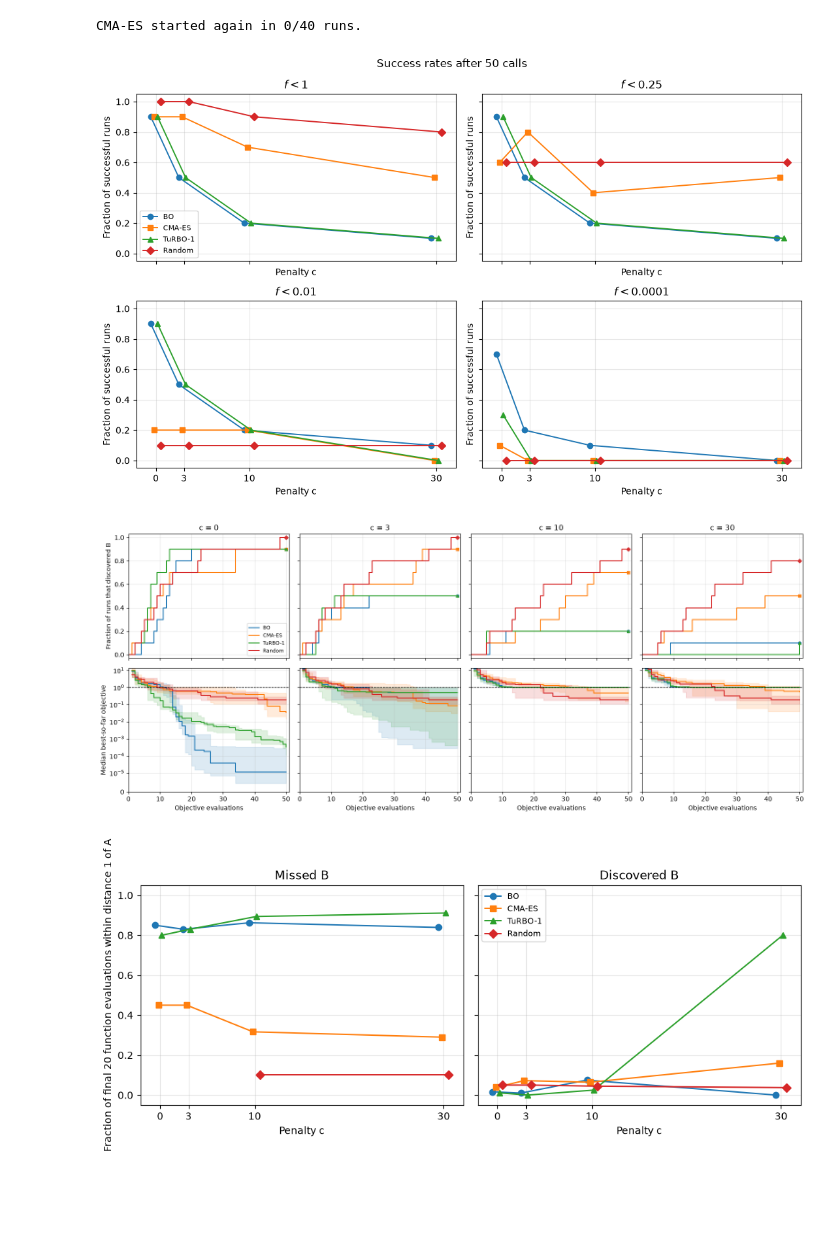
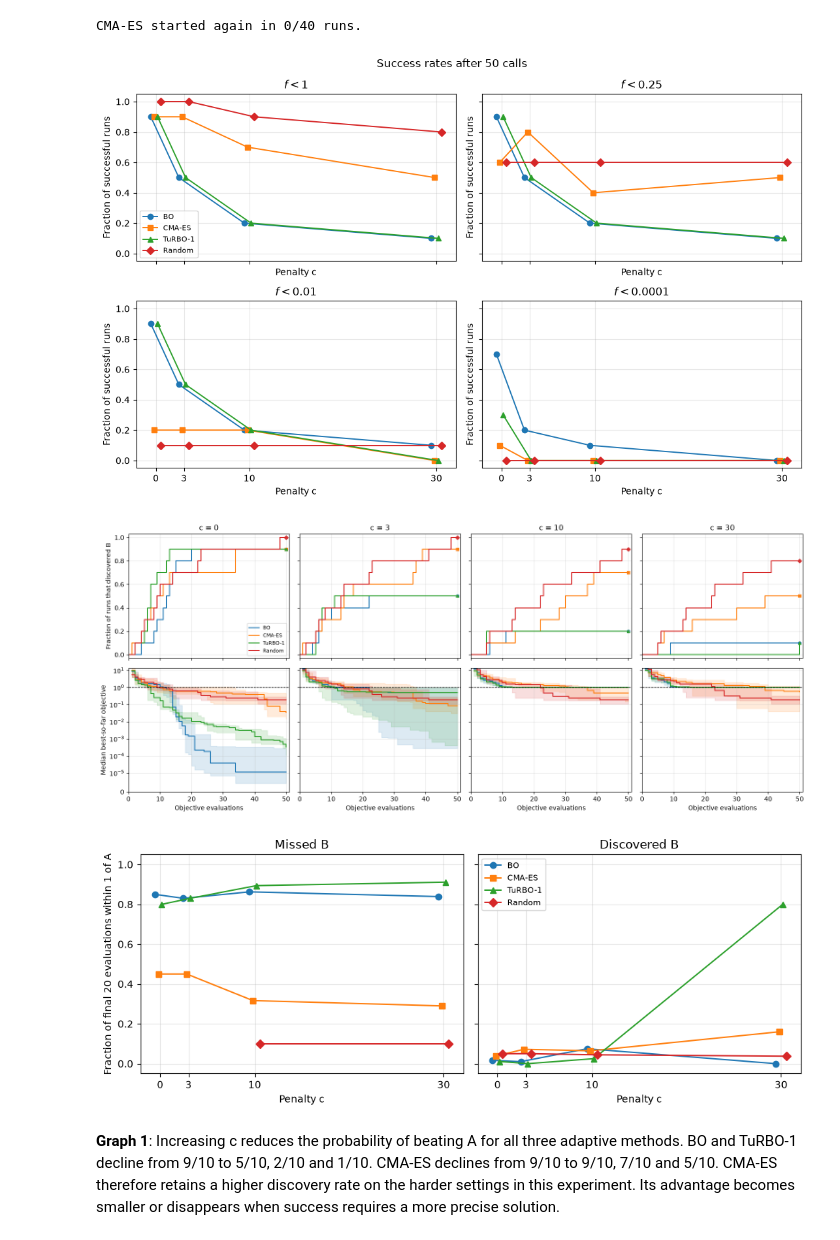
Before and after one commit to bbny27/DSA4212-G1, a Jupyter notebook: code/Experiment_1.ipynb, the cells around one changed output. Cells and saved outputs as stored; diff of their text form; code cells hidden in the pictures; blank space fills up the shorter version.

Commit message:
Add experiment 2A and made changes to previous files

```diff
--- a/code/Experiment_1.ipynb
+++ b/code/Experiment_1.ipynb
@@ -165,13 +107,9 @@ in mutually exclusive tiers based on their tightest target. Median best is compu
 # %%
-def run_key(run):
-    return run["c"], run["seed"], run["method"]
-
-
 def target_trials(results, targets):
-    """Return one row per trajectory and strict objective target."""
+    """Return one row per trajectory and objective target."""
     rows = []
     for run in results["runs"]:
-        c_value, seed, method = run_key(run)
+        c_value, seed, method = run["c"], run["seed"], run["method"]
         values = np.asarray(run["y"])
         for target in targets:
             hits = np.flatnonzero(values < target)
@@ -179,7 +117,7 @@ def target_trials(results, targets):
                 "c": c_value, "seed": seed, "method": method, "target": target,
                 "success": bool(hits.size),
                 "first_success": int(hits[0]) + 1 if hits.size else np.nan,
-                "best": values.min(), "full_run_seconds": run["seconds"],
+                "best": values.min(),
             })
     return pd.DataFrame(rows)
 
@@ -193,6 +131,7 @@ def summarise_targets(trials):
         median_first_success_given_success=("first_success", "median"),
         median_best=("best", "median"),
     ).reset_index()
+
     # confidence intervals describing uncertainty in each observed success fraction across seeds
     intervals = [binomtest(int(row.successes), int(row.runs)).proportion_ci(method="wilson")
                  for row in summary.itertuples()]
@@ -202,18 +141,20 @@ def summarise_targets(trials):
 
 
 def search_diagnostics(results, trials, settings):
-    """Return trajectory diagnostics, with one row per completed run."""
+    """Return trajectory data, with one row per completed run."""
     runs = results["configuration"]["run"]
     centre_a = np.asarray(runs["problem"]["a"])
-    late_evaluations = min(settings["late_evaluations"], runs["budget"])
+    late_evaluations = settings["late_evaluations"]
     rows = []
     for run in results["runs"]:
-        c_value, seed, method = run_key(run)
+        c_value, seed, method = run["c"], run["seed"], run["method"]
+
         # calculate one distance from basin A for every evaluated point.
         distance = np.linalg.norm(np.asarray(run["X"]) - centre_a, axis=1)
         rows.append({
             "c": c_value, "seed": seed, "method": method,
-            # Use only the final calls to measure whether the search stayed near the inferior basin.
+
+            # use only the final calls to measure whether the search stayed near the inferior basin.
             "late_near_a": np.mean(distance[-late_evaluations:] <= settings["near_a_radius"]),
             "restarts": run["diagnostics"].get("restarts", np.nan),
         })
@@ -221,7 +162,6 @@ def search_diagnostics(results, trials, settings):
     discoveries = trials.loc[trials["target"] == 1.0, [
         "c", "seed", "method", "success", "first_success", "best"
     ]].rename(columns={"success": "discovered", "first_success": "first_discovery"})
-    diagnostics = pd.DataFrame(rows).merge(discoveries, on=["c", "seed", "method"],
-                                            validate="one_to_one")
+    diagnostics = pd.DataFrame(rows).merge(discoveries, on=["c", "seed", "method"])
     diagnostics["calls_after_discovery"] = runs["budget"] - diagnostics["first_discovery"]
     return diagnostics
@@ -331,10 +278,10 @@ def plot_target_rates(summary, settings, run_dir):
     penalties = settings["c_values"]
     methods = settings["methods"]
     targets = ANALYSIS_SETTINGS["targets"]
-    spacing = min(np.diff(sorted(penalties))) if len(penalties) > 1 else 1.0
+    spacing = min(np.diff(penalties))
 
     # slight horizontal offsets separate datapoints plotted at the same penalty
-    offsets = np.linspace(-0.18, 0.18, len(methods)) * spacing if len(methods) > 1 else [0]
+    offsets = np.linspace(-0.18, 0.18, len(methods)) * spacing
 
     fig, axes = plt.subplots(2, 2, figsize=(11, 7), sharex=True, sharey=True)
     for ax, target in zip(axes.flat, targets):
@@ -398,8 +345,8 @@ def plot_progress(results, diagnostics, settings, run_dir):
 def plot_concentration(concentration, settings, analysis, run_dir):
     penalties = settings["c_values"]
     methods = settings["methods"]
-    spacing = min(np.diff(sorted(penalties))) if len(penalties) > 1 else 1.0
-    offsets = np.linspace(-0.18, 0.18, len(methods)) * spacing if len(methods) > 1 else [0]
+    spacing = min(np.diff(penalties))
+    offsets = np.linspace(-0.18, 0.18, len(methods)) * spacing
 
     fig, axes = plt.subplots(1, 2, figsize=(10, 4), sharex=True, sharey=True)
     for ax, discovered in zip(axes, (False, True)):
@@ -413,9 +360,9 @@ def plot_concentration(concentration, settings, analysis, run_dir):
         ax.set(title="Discovered B" if discovered else "Missed B", xlabel="Penalty c",
                xticks=penalties, ylim=(-0.05, 1.05))
         ax.grid(alpha=0.3)
-    n = min(analysis["late_evaluations"], settings["budget"])
+    n = analysis["late_evaluations"]
     radius = analysis["near_a_radius"]
-    axes[0].set_ylabel(f"Fraction of final {n} function evaluations within distance {radius:g} of A")
+    axes[0].set_ylabel(f"Fraction of final {n} evaluations within {radius:g} of A")
     axes[1].legend(fontsize=8)
     fig.tight_layout()
     save_figure(fig, run_dir, "near_basin_a.png")
@@ -444,8 +395,7 @@ concentration.to_csv(run_dir / "concentration.csv", index=False)
 refinement.to_csv(run_dir / "refinement.csv")
 
 cma_runs = diagnostics.loc[diagnostics["method"] == "CMA-ES", "restarts"].dropna()
-if not cma_runs.empty:
-    print(f"CMA-ES started again in {(cma_runs > 0).sum()}/{len(cma_runs)} runs.")
+print(f"CMA-ES started again in {(cma_runs > 0).sum()}/{len(cma_runs)} runs.")
 
 plot_target_rates(summary, RUN_SETTINGS, run_dir)
 plot_progress(results, diagnostics, RUN_SETTINGS, run_dir)
@@ -462,31 +412,34 @@ plot_concentration(concentration, RUN_SETTINGS, ANALYSIS_SETTINGS, run_dir)
 | 7 | 3.0 | BO | False | 5 | 0.830000 | 1.000076 |
 | 8 | 3.0 | BO | True | 5 | 0.010000 | 0.000228 |
 | 9 | 3.0 | CMA-ES | False | 1 | 0.450000 | 1.081935 |
 | ... | ... | ... | ... | ... | ... | ... |
 | 25 | 30.0 | CMA-ES | True | 5 | 0.160000 | 0.031716 |
 | 26 | 30.0 | Random | False | 2 | 0.100000 | 1.089437 |
 | 27 | 30.0 | Random | True | 8 | 0.037500 | 0.165447 |
 | 28 | 30.0 | TuRBO-1 | False | 9 | 0.911111 | 1.000282 |
 | 29 | 30.0 | TuRBO-1 | True | 1 | 0.800000 | 0.122332 |
 |  |  | discoveries | median_first_discovery | discoveries_after_half | median_calls_left | reached_0_01 |
 | c | method |  |  |  |  |  |
 | 0.0 | BO | 9 | 12.0 | 0 | 38.0 | 9 |
 |  | CMA-ES | 9 | 9.0 | 2 | 41.0 | 2 |
 |  | Random | 10 | 9.5 | 1 | 40.5 | 1 |
 |  | TuRBO-1 | 9 | 7.0 | 0 | 43.0 | 9 |
 | 3.0 | BO | 5 | 7.0 | 0 | 43.0 | 5 |
 |  | CMA-ES | 9 | 14.0 | 3 | 36.0 | 2 |
 |  | Random | 10 | 13.5 | 2 | 36.5 | 1 |
 |  | TuRBO-1 | 5 | 6.0 | 0 | 44.0 | 5 |
 | 10.0 | BO | 2 | 8.5 | 0 | 41.5 | 2 |
 |  | CMA-ES | 7 | 28.0 | 4 | 22.0 | 2 |
 |  | Random | 9 | 22.0 | 3 | 28.0 | 1 |
 |  | TuRBO-1 | 2 | 5.0 | 0 | 45.0 | 2 |
 | 30.0 | BO | 1 | 9.0 | 0 | 41.0 | 1 |
 |  | CMA-ES | 5 | 16.0 | 2 | 34.0 | 0 |
 |  | Random | 8 | 18.0 | 2 | 32.0 | 1 |
 |  | TuRBO-1 | 1 | 50.0 | 1 | 0.0 | 0 |
 CMA-ES started again in 0/40 runs.
 [figure]
 [figure]
-[figure, old version]
+[figure, new version]
+# %% [markdown]
+**Graph 1**: Increasing c reduces the probability of beating A for all three adaptive methods. BO and TuRBO-1 decline from 9/10 to 5/10, 2/10 and 1/10. CMA-ES declines from 9/10 to 9/10, 7/10 and 5/10. CMA-ES therefore retains a higher discovery rate on the harder settings in this experiment. Its advantage becomes smaller or disappears when
+success requires a more precise solution.
```
Also changed, not shown: parts of 30 cells of this notebook, 4 other files.
